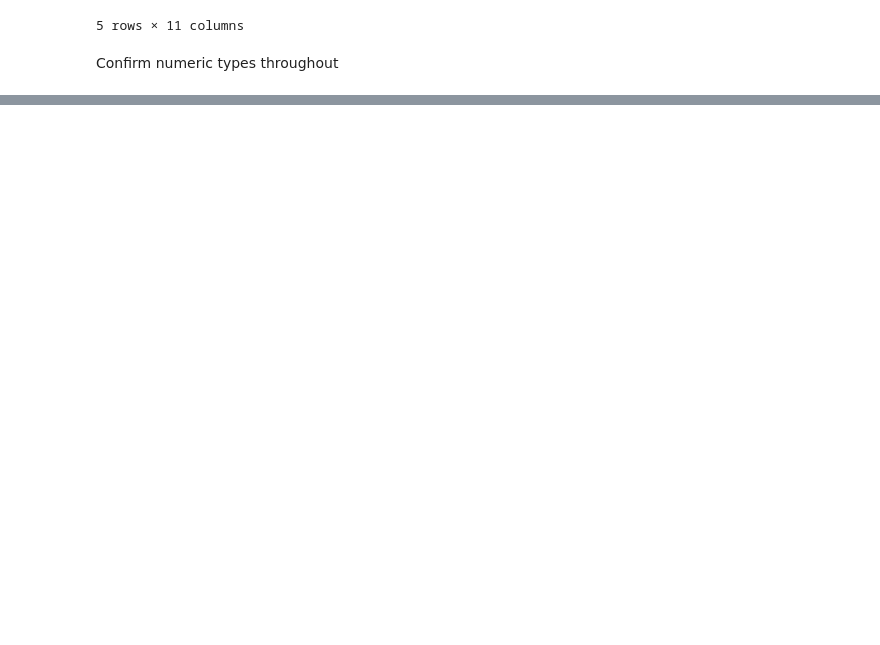
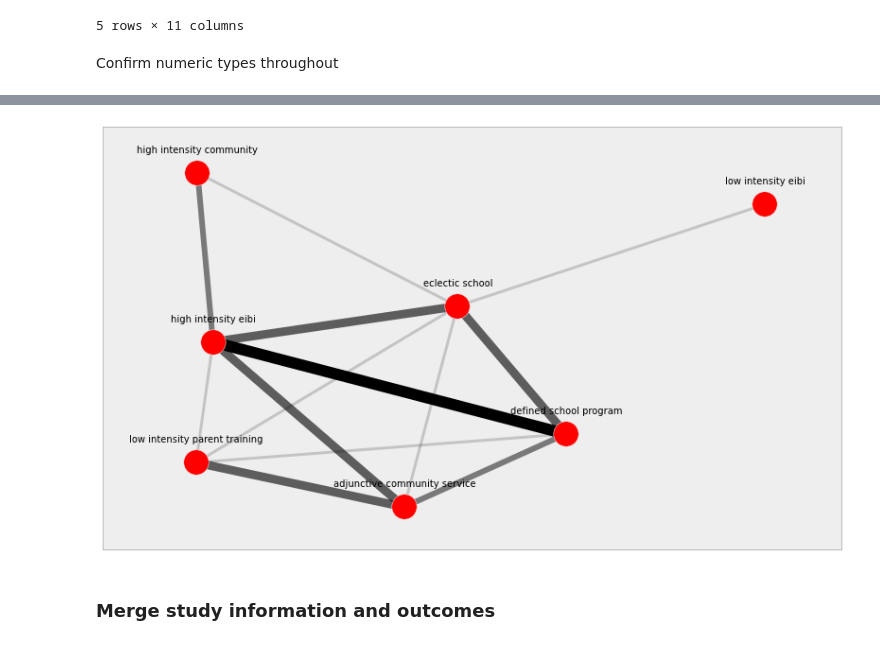
Before and after one commit to fonnesbeck/autism_intervention_MA, a Jupyter notebook: ASD Interventions Meta-analysis.ipynb, the cells around one changed output, grey strips where cells are left out. Drawn from its saved outputs; the diff is of its cells as text; code cells hidden in the pictures; blank space fills up the shorter version.

Commit message:
Progress on interventions model

```diff
--- a/ASD Interventions Meta-analysis.ipynb
+++ b/ASD Interventions Meta-analysis.ipynb
@@ -265,0 +205,6 @@ dtype: int64
+# %%
+network = dict.fromkeys(network_edges, 0)
+for i in intervention_types:
+    network[(i, i)] = 0
+# %%
+sample_size = network.copy()
@@ -265,0 +283,34 @@ dtype: int64
+# %%
+import networkx as nx
+
+G = nx.Graph()
+
+for n in nonzero_network:
+    G.add_edge(n[0], n[1] ,weight=nonzero_network[n])
+# %%
+#pos = nx.spring_layout(G)
+pos = nx.graphviz_layout(G) #, prog="twopi")
+# %%
+plt.figure(figsize=(14,8))
+nx.draw_networkx_nodes(G, pos,node_size=700)
+
+nmax = float(max(nonzero_samples.values()))
+
+for i in range(max(nonzero_network.values())):
+    # Generate edge with appropriate weight
+    edge_i = [(u,v) for (u,v,d) in G.edges(data=True) if d['weight']==(i+1)]
+    # Generate alpha for edges
+    try:
+        alpha = nonzero_samples[edge_i[0]] / nmax
+    except KeyError:
+        # Sometimes the pairs are backwards
+        alpha = nonzero_samples[edge_i[0][::-1]] / nmax
+    nx.draw_networkx_edges(G, pos, edgelist=edge_i, width=(i+1)*3, alpha=alpha)
+pos_shifted = {p: (pos[p][0], pos[p][1]+10) for p in pos}
+nx.draw_networkx_labels(G, pos_shifted, font_size=10, font_family='sans-serif')
+plt.gca().xaxis.set_major_locator(plt.NullLocator())
+plt.gca().yaxis.set_major_locator(plt.NullLocator());
+# %% [output]
+[figure, added]
+# %% [markdown]
+### Merge study information and outcomes
```
Also changed, not shown: parts of 55 cells of this notebook.
